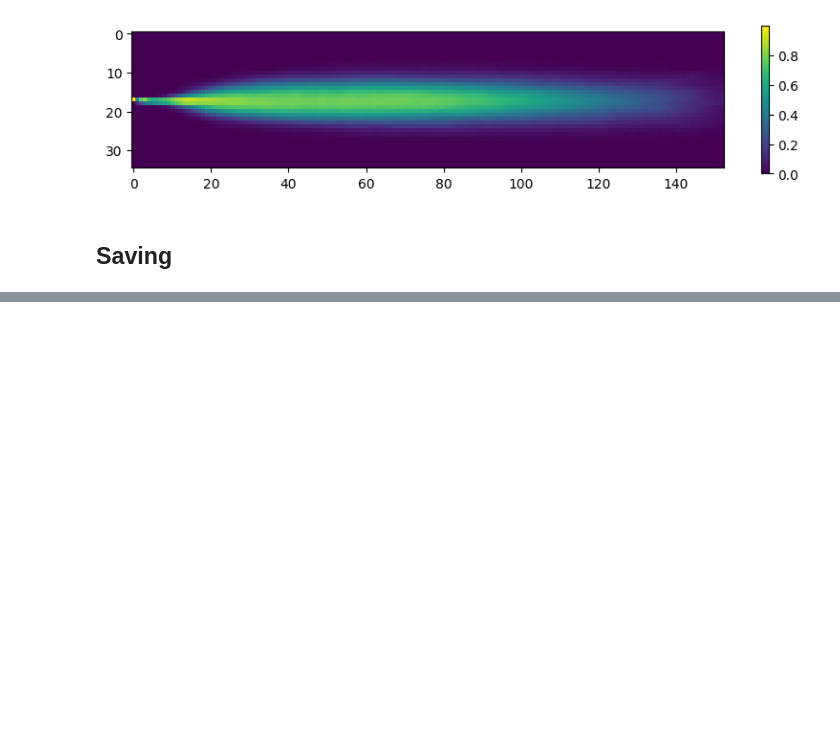
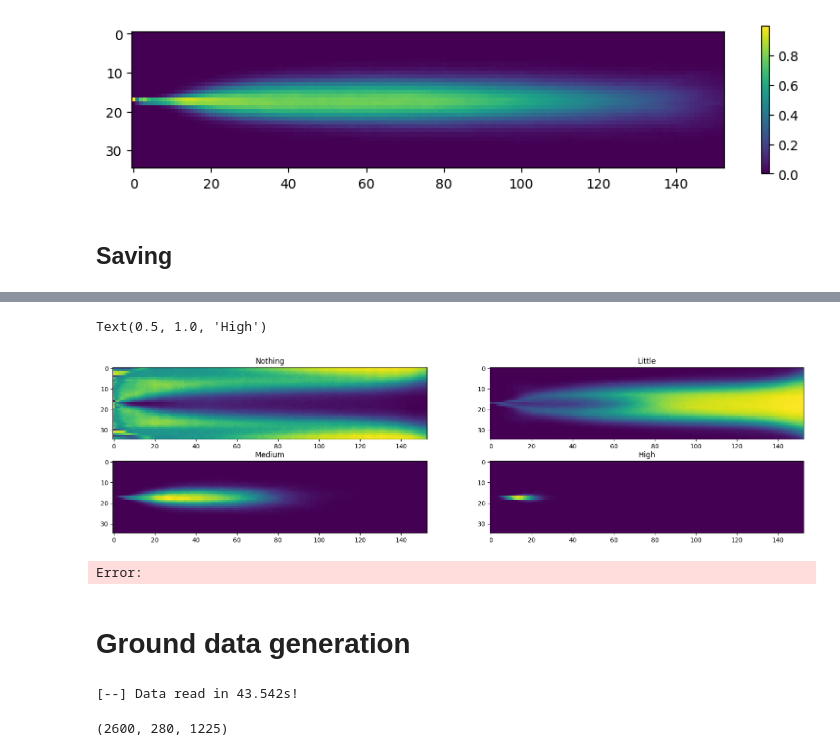
Before and after one commit to PimLb/POMDP_PBVI_Exploration, a Jupyter notebook: Experiments/Olfactory Navigation/data_generation.ipynb, the cells around one changed output, grey strips where cells are left out. Saved outputs shown, nothing was run; the diff lists cells and outputs as text; code cells hidden in the pictures; blank space fills up the shorter version.

```diff
--- a/Experiments/Olfactory Navigation/data_generation.ipynb
+++ b/Experiments/Olfactory Navigation/data_generation.ipynb
@@ -84,0 +98,17 @@ df.to_csv(file_name, index=False, header=False)
+# %%
+fig, ((ax0,ax1),(ax2,ax3)) = plt.subplots(2,2,figsize=(20,5))
+
+ax0.imshow(olf_data[0])
+ax0.set_title('Nothing')
+
+ax1.imshow(olf_data[1])
+ax1.set_title('Little')
+
+ax2.imshow(olf_data[2])
+ax2.set_title('Medium')
+
+ax3.imshow(olf_data[3])
+ax3.set_title('High')
+# %% [output]
+Text(0.5, 1.0, 'High')
+[figure, added]
@@ -84,0 +117,22 @@ df.to_csv(file_name, index=False, header=False)
+# %%
+# Saving file
+file_name = './Data/statistics_nose_3e6_35_153_4_tresh.dat'
+df = pd.DataFrame(olf_data_arr)
+df.to_csv(file_name, index=False, header=False)
+# %% [output]
+Error:
+# %% [markdown]
+# Ground data generation
+# %%
+f = h5py.File("C:\\Users\\arnau\\Desktop\\ground_data.mat")
+reading_time = time.time()
+data = np.asarray(f["ground"])
+reading_time = time.time() - reading_time
+print("[--] Data read in {}s!".format(round(reading_time, 4)))
+f.close()
+# %% [output]
+[--] Data read in 43.542s!
+# %%
+data.shape
+# %% [output]
+(2600, 280, 1225)
```
Also changed, not shown: parts of 23 cells of this notebook, 1 other file.
